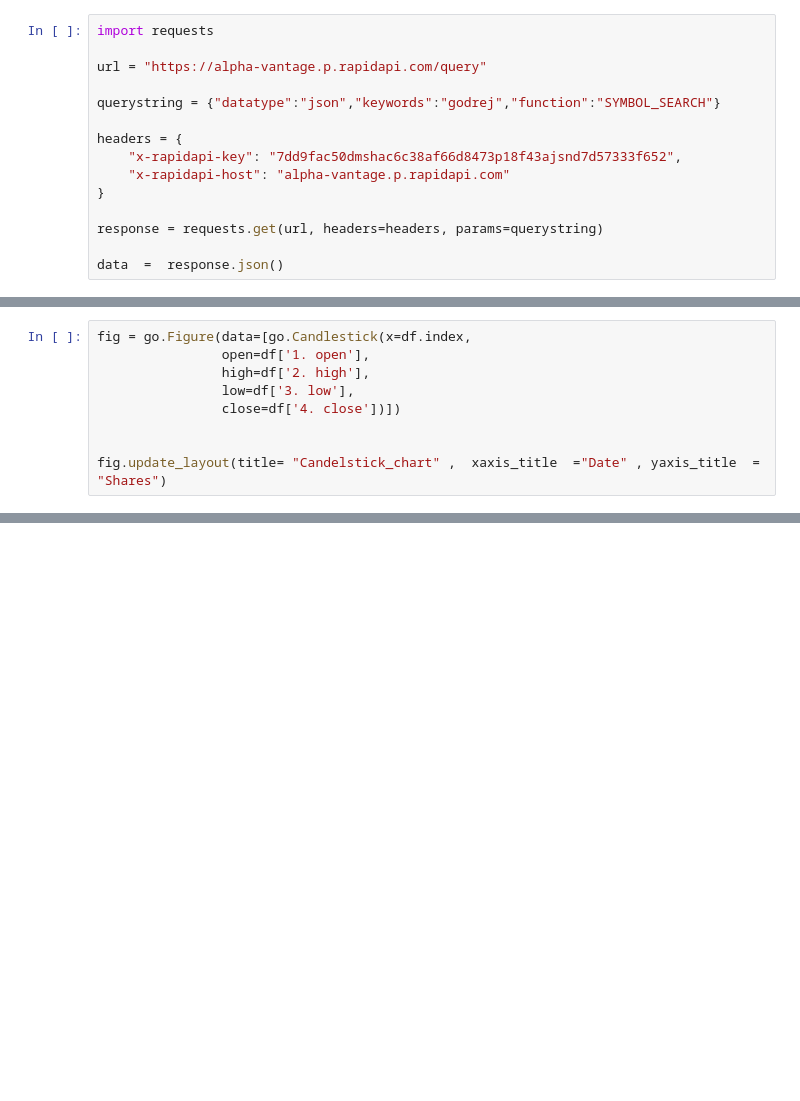
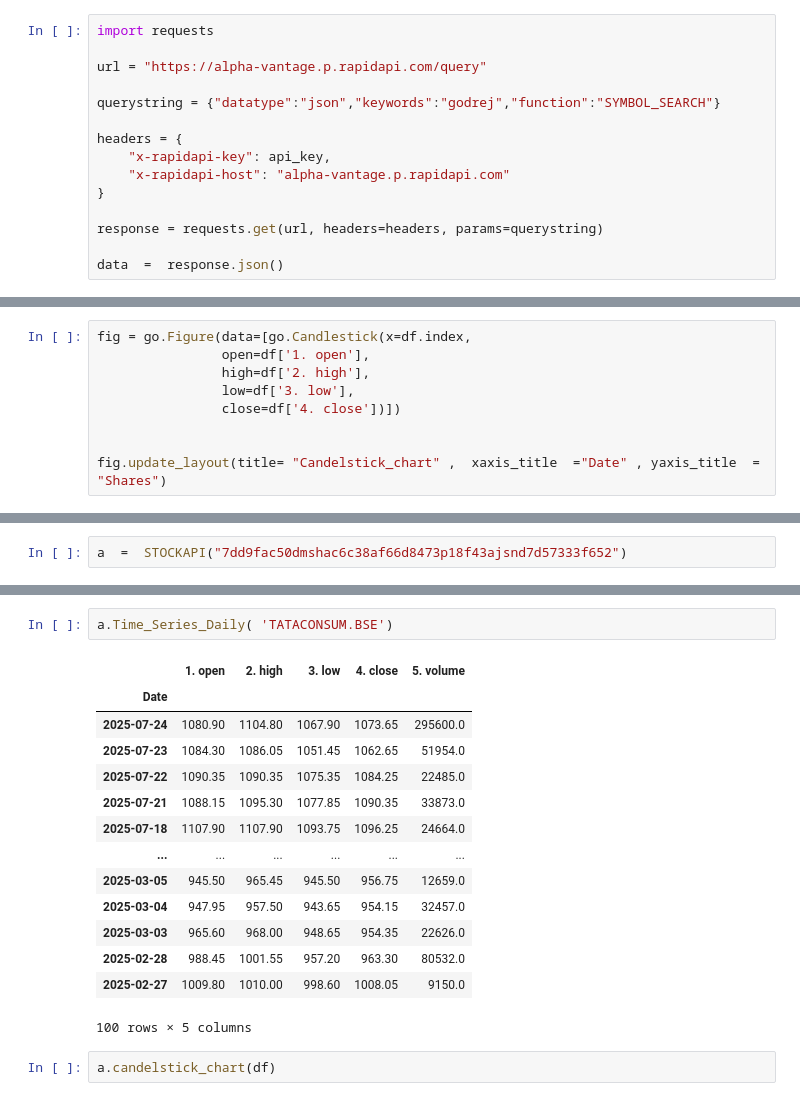
Before and after one commit to varshum12/Adv_python_8-30_weekday_3_july, a Jupyter notebook: API_Scrapping/stock_market_data_scrapping.ipynb, the cells around one changed output, grey strips where cells are left out. Cells and saved outputs as stored; diff of their text form; blank space fills up the shorter version.

```diff
--- a/API_Scrapping/stock_market_data_scrapping.ipynb
+++ b/API_Scrapping/stock_market_data_scrapping.ipynb
@@ -24,7 +24,7 @@ url = "https://alpha-vantage.p.rapidapi.com/query"
 querystring = {"datatype":"json","keywords":"godrej","function":"SYMBOL_SEARCH"}
 
 headers = {
-	"x-rapidapi-key": "7dd9fac50dmshac6c38af66d8473p18f43ajsnd7d57333f652",
+	"x-rapidapi-key": api_key,
 	"x-rapidapi-host": "alpha-vantage.p.rapidapi.com"
 }
 
@@ -284,0 +353,2 @@ fig.update_layout(title= "Candelstick_chart" ,  xaxis_title  ="Date" , yaxis_tit
+# %%
+a  =  STOCKAPI("7dd9fac50dmshac6c38af66d8473p18f43ajsnd7d57333f652")
@@ -284,0 +368,19 @@ fig.update_layout(title= "Candelstick_chart" ,  xaxis_title  ="Date" , yaxis_tit
+# %%
+a.Time_Series_Daily( 'TATACONSUM.BSE')
+# %% [output]
+|  | 1. open | 2. high | 3. low | 4. close | 5. volume |
+| Date |  |  |  |  |  |
+| 2025-07-24 | 1080.90 | 1104.80 | 1067.90 | 1073.65 | 295600.0 |
+| 2025-07-23 | 1084.30 | 1086.05 | 1051.45 | 1062.65 | 51954.0 |
+| 2025-07-22 | 1090.35 | 1090.35 | 1075.35 | 1084.25 | 22485.0 |
+| 2025-07-21 | 1088.15 | 1095.30 | 1077.85 | 1090.35 | 33873.0 |
+| 2025-07-18 | 1107.90 | 1107.90 | 1093.75 | 1096.25 | 24664.0 |
+| ... | ... | ... | ... | ... | ... |
+| 2025-03-05 | 945.50 | 965.45 | 945.50 | 956.75 | 12659.0 |
+| 2025-03-04 | 947.95 | 957.50 | 943.65 | 954.15 | 32457.0 |
+| 2025-03-03 | 965.60 | 968.00 | 948.65 | 954.35 | 22626.0 |
+| 2025-02-28 | 988.45 | 1001.55 | 957.20 | 963.30 | 80532.0 |
+| 2025-02-27 | 1009.80 | 1010.00 | 998.60 | 1008.05 | 9150.0 |
+100 rows × 5 columns
+# %%
+a.candelstick_chart(df)
```
Also changed, not shown: parts of 10 cells of this notebook, 1 other file.
